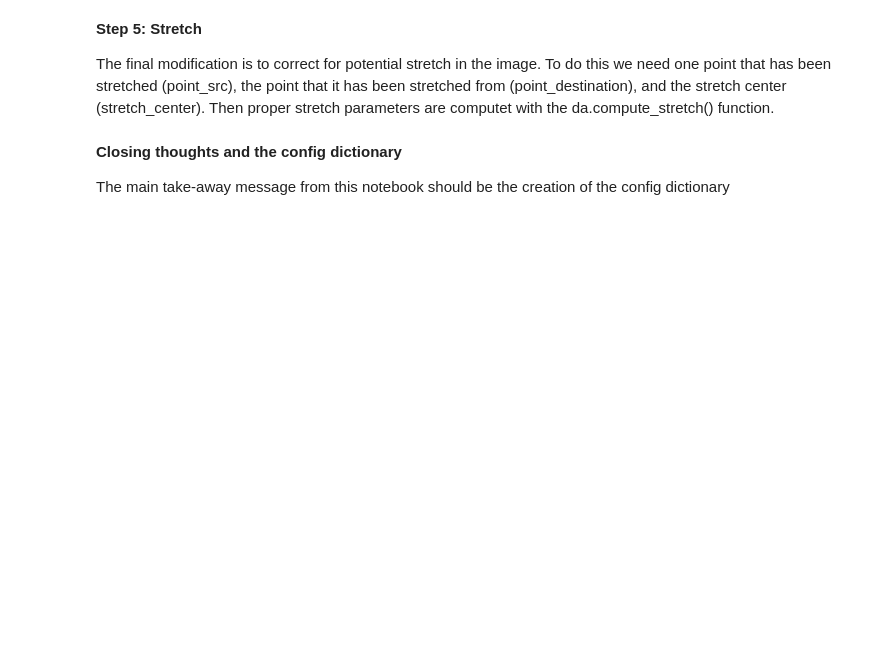
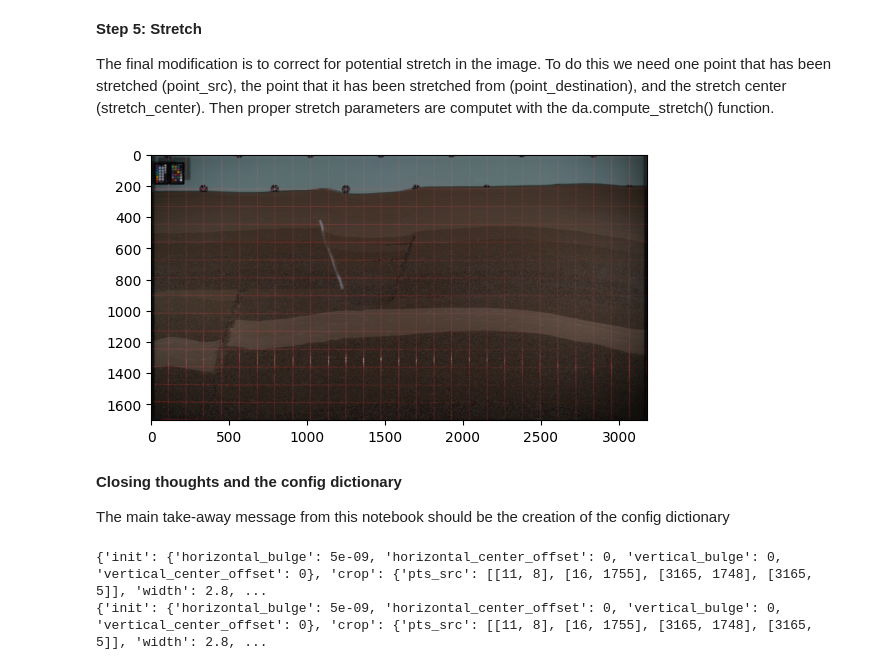
Before and after one commit to pmgbergen/DarSIA, a Jupyter notebook: examples/notebooks/curvature_correction_walkthrough.ipynb, the cells around one changed output. Cells and saved outputs as stored; diff of their text form; code cells hidden in the pictures; blank space fills up the shorter version.

```diff
--- a/examples/notebooks/curvature_correction_walkthrough.ipynb
+++ b/examples/notebooks/curvature_correction_walkthrough.ipynb
@@ -79,3 +54,8 @@ curved_image_gridded.plt_show()
+# %%
+curv_correction.stretch_correction(point_source=[585,676], point_destination= [567, 676], stretch_center= [1476, 1020])
+curv_correction.show_current()
+# %% [output]
+[figure, added]
 # %% [markdown]
 **Closing thoughts and the config dictionary**
 
@@ -83,2 +68,6 @@ The main take-away message from this notebook should be the creation of the conf
 # %%
-print(config)
+print(newcurv.config)
+print(curv_correction.config)
+# %% [output]
+{'init': {'horizontal_bulge': 5e-09, 'horizontal_center_offset': 0, 'vertical_bulge': 0, 'vertical_center_offset': 0}, 'crop': {'pts_src': [[11, 8], [16, 1755], [3165, 1748], [3165, 5]], 'width': 2.8, ...
+{'init': {'horizontal_bulge': 5e-09, 'horizontal_center_offset': 0, 'vertical_bulge': 0, 'vertical_center_offset': 0}, 'crop': {'pts_src': [[11, 8], [16, 1755], [3165, 1748], [3165, 5]], 'width': 2.8, ...
```
Also changed, not shown: parts of 10 cells of this notebook, 4 other files.
